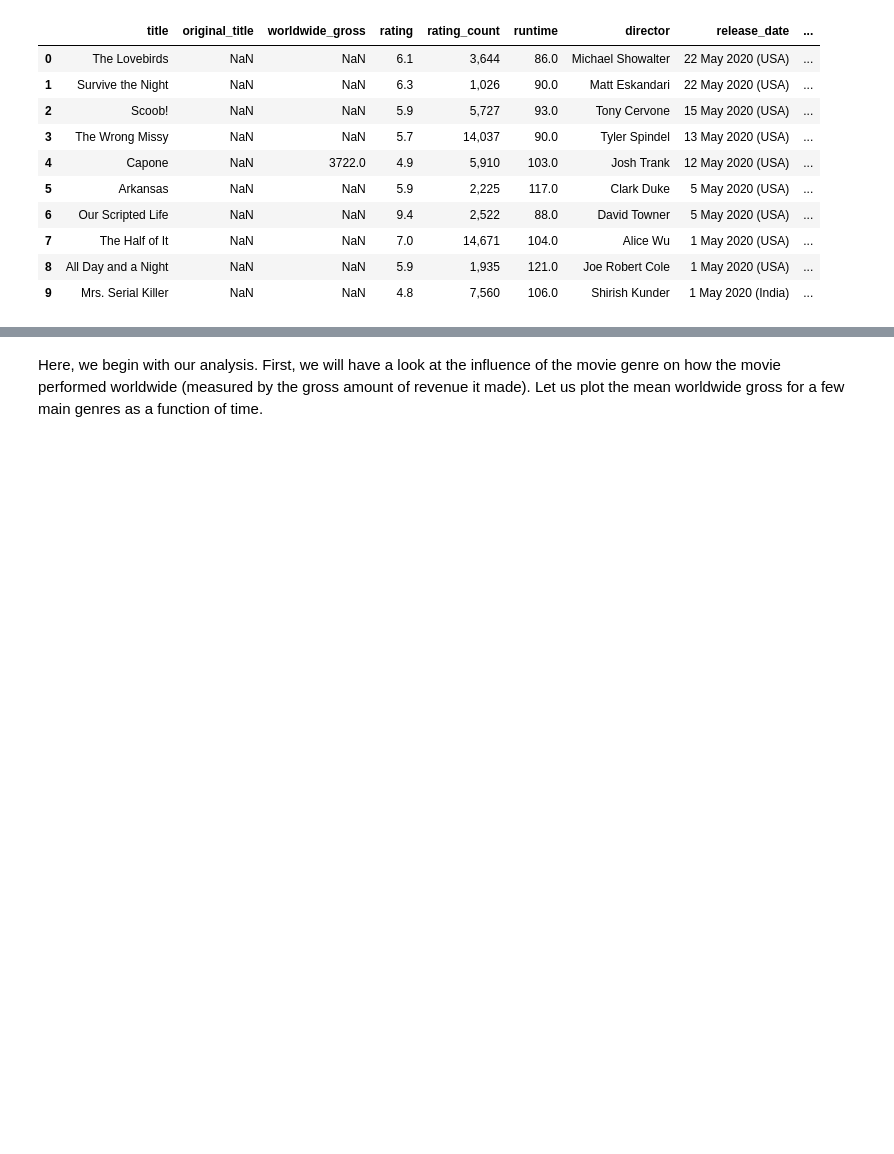
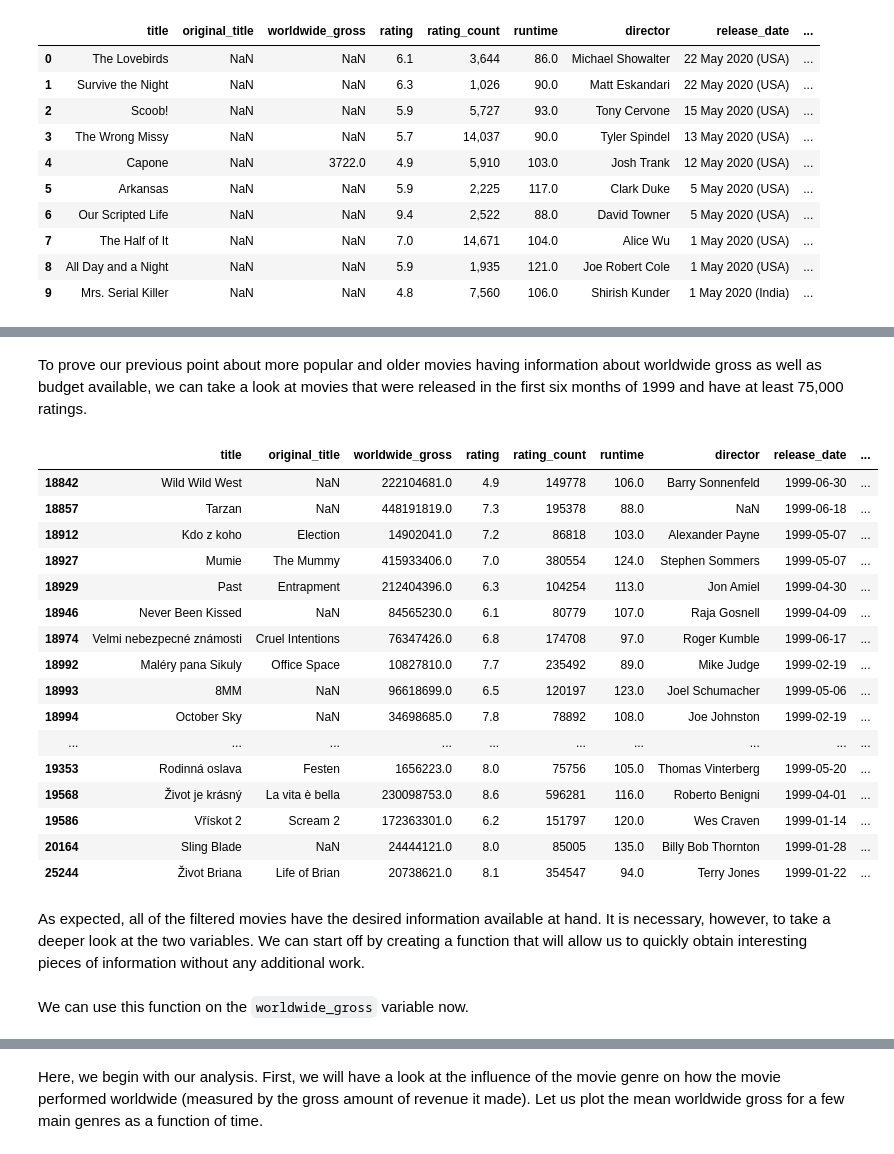
Before and after one commit to zilaeric/dpp-project, a Jupyter notebook: project.ipynb, the cells around one changed output, grey strips where cells are left out. Cells and saved outputs as stored; diff of their text form; code cells hidden in the pictures; blank space fills up the shorter version.

```diff
--- a/project.ipynb
+++ b/project.ipynb
@@ -690,0 +689,27 @@ mdf.convert_columns()
+# %% [markdown]
+To prove our previous point about more popular and older movies having information about worldwide gross as well as budget available, we can take a look at movies that were released in the first six months of 1999 and have at least 75,000 ratings.
+# %%
+popular_and_older = mdf.df[(mdf.df.rating_count > 75000) &
+                           (mdf.df.release_date >= '1999-01-01') &
+                           (mdf.df.release_date < '1999-07-01')]
+popular_and_older
+# %% [output]
+|  | title | original_title | worldwide_gross | rating | rating_count | runtime | director | release_date | ... |
+| 18842 | Wild Wild West | NaN | 222104681.0 | 4.9 | 149778 | 106.0 | Barry Sonnenfeld | 1999-06-30 | ... |
+| 18857 | Tarzan | NaN | 448191819.0 | 7.3 | 195378 | 88.0 | NaN | 1999-06-18 | ... |
+| 18912 | Kdo z koho | Election | 14902041.0 | 7.2 | 86818 | 103.0 | Alexander Payne | 1999-05-07 | ... |
+| 18927 | Mumie | The Mummy | 415933406.0 | 7.0 | 380554 | 124.0 | Stephen Sommers | 1999-05-07 | ... |
+| 18929 | Past | Entrapment | 212404396.0 | 6.3 | 104254 | 113.0 | Jon Amiel | 1999-04-30 | ... |
+| 18946 | Never Been Kissed | NaN | 84565230.0 | 6.1 | 80779 | 107.0 | Raja Gosnell | 1999-04-09 | ... |
+| 18974 | Velmi nebezpecné známosti | Cruel Intentions | 76347426.0 | 6.8 | 174708 | 97.0 | Roger Kumble | 1999-06-17 | ... |
+| 18992 | Maléry pana Sikuly | Office Space | 10827810.0 | 7.7 | 235492 | 89.0 | Mike Judge | 1999-02-19 | ... |
+| 18993 | 8MM | NaN | 96618699.0 | 6.5 | 120197 | 123.0 | Joel Schumacher | 1999-05-06 | ... |
+| 18994 | October Sky | NaN | 34698685.0 | 7.8 | 78892 | 108.0 | Joe Johnston | 1999-02-19 | ... |
+| ... | ... | ... | ... | ... | ... | ... | ... | ... | ... |
+| 19353 | Rodinná oslava | Festen | 1656223.0 | 8.0 | 75756 | 105.0 | Thomas Vinterberg | 1999-05-20 | ... |
+| 19568 | Život je krásný | La vita è bella | 230098753.0 | 8.6 | 596281 | 116.0 | Roberto Benigni | 1999-04-01 | ... |
+| 19586 | Vřískot 2 | Scream 2 | 172363301.0 | 6.2 | 151797 | 120.0 | Wes Craven | 1999-01-14 | ... |
+| 20164 | Sling Blade | NaN | 24444121.0 | 8.0 | 85005 | 135.0 | Billy Bob Thornton | 1999-01-28 | ... |
+| 25244 | Život Briana | Life of Brian | 20738621.0 | 8.1 | 354547 | 94.0 | Terry Jones | 1999-01-22 | ... |
+# %% [markdown]
+As expected, all of the filtered movies have the desired information available at hand. It is necessary, however, to take a deeper look at the two variables. We can start off by creating a function that will allow us to quickly obtain interesting pieces of information without any additional work.
@@ -690,0 +726,2 @@ mdf.convert_columns()
+# %% [markdown]
+We can use this function on the `worldwide_gross` variable now.
```
Also changed, not shown: parts of 26 cells of this notebook.
